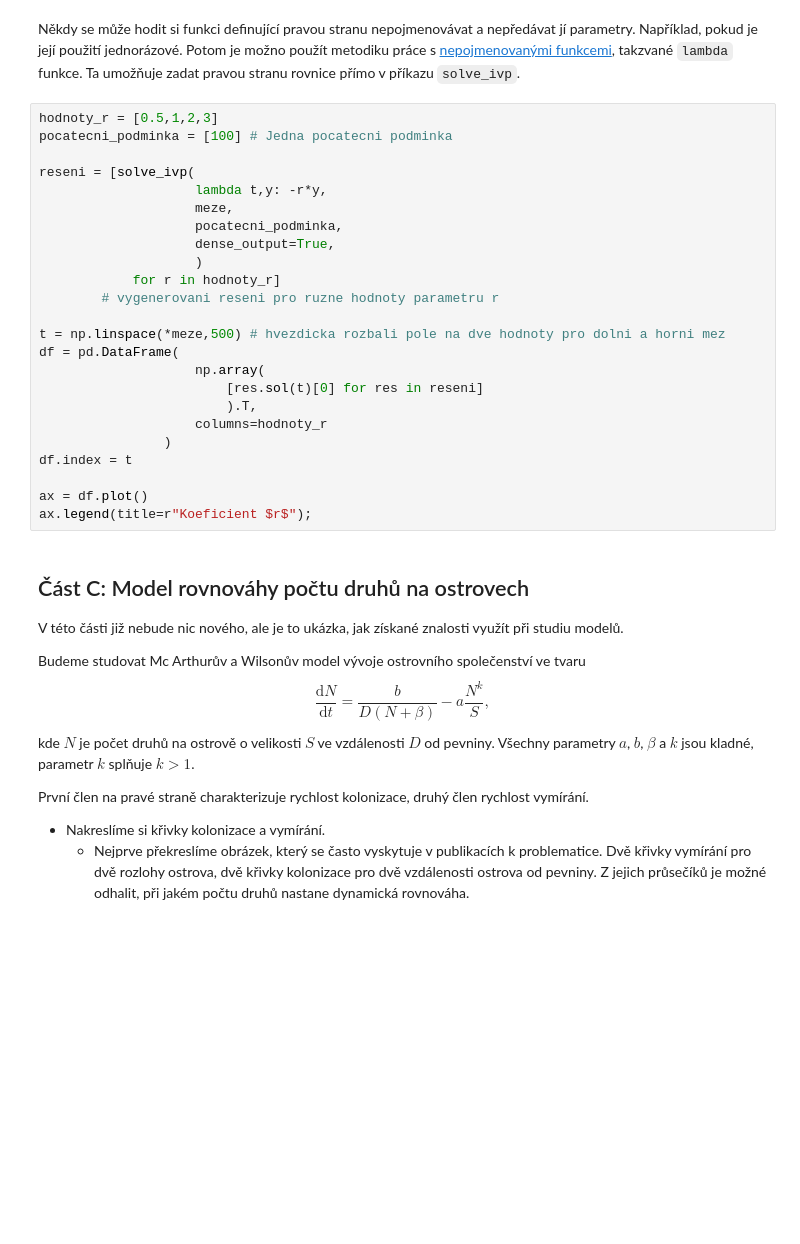
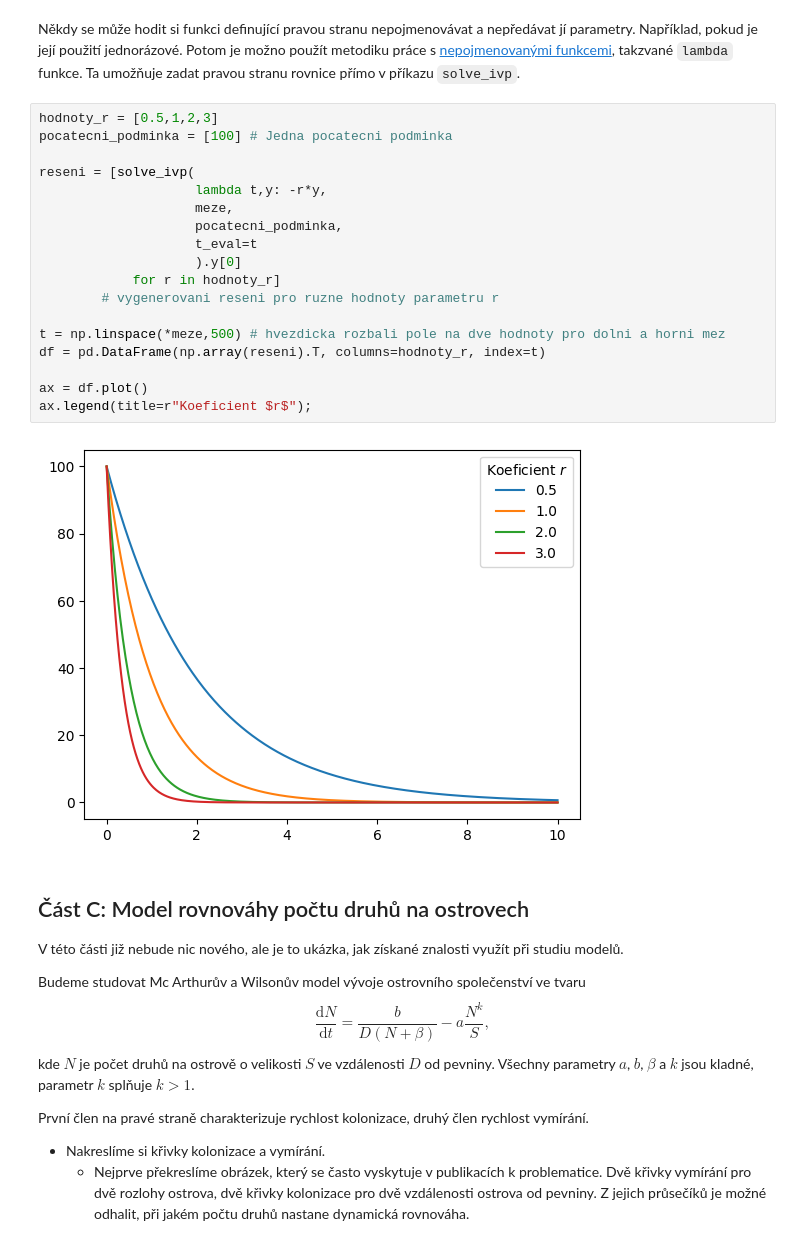
Before and after one commit to robert-marik/dmp, a Jupyter notebook: cviceni/cviceni_03.ipynb, the cells around one changed output. Drawn from its saved outputs; the diff is of its cells as text; blank space fills up the shorter version.

```diff
--- a/cviceni/cviceni_03.ipynb
+++ b/cviceni/cviceni_03.ipynb
@@ -278,27 +382,23 @@ Někdy se může hodit si funkci definující pravou stranu nepojmenovávat a ne
 # %%
 hodnoty_r = [0.5,1,2,3]
 pocatecni_podminka = [100] # Jedna pocatecni podminka
 
 reseni = [solve_ivp(
                     lambda t,y: -r*y,
                     meze,
                     pocatecni_podminka,
-                    dense_output=True,
-                    )
+                    t_eval=t
+                    ).y[0]
             for r in hodnoty_r]
         # vygenerovani reseni pro ruzne hodnoty parametru r
 
 t = np.linspace(*meze,500) # hvezdicka rozbali pole na dve hodnoty pro dolni a horni mez
-df = pd.DataFrame(
-                    np.array(
-                        [res.sol(t)[0] for res in reseni]
-                        ).T,
-                    columns=hodnoty_r
-                )
-df.index = t
+df = pd.DataFrame(np.array(reseni).T, columns=hodnoty_r, index=t)
 
 ax = df.plot()
 ax.legend(title=r"Koeficient $r$");
+# %% [output]
+[figure, added]
 # %% [markdown]
 ## Část C: Model rovnováhy počtu druhů na ostrovech
 
```
Also changed, not shown: parts of 17 cells of this notebook, 3 other files.
